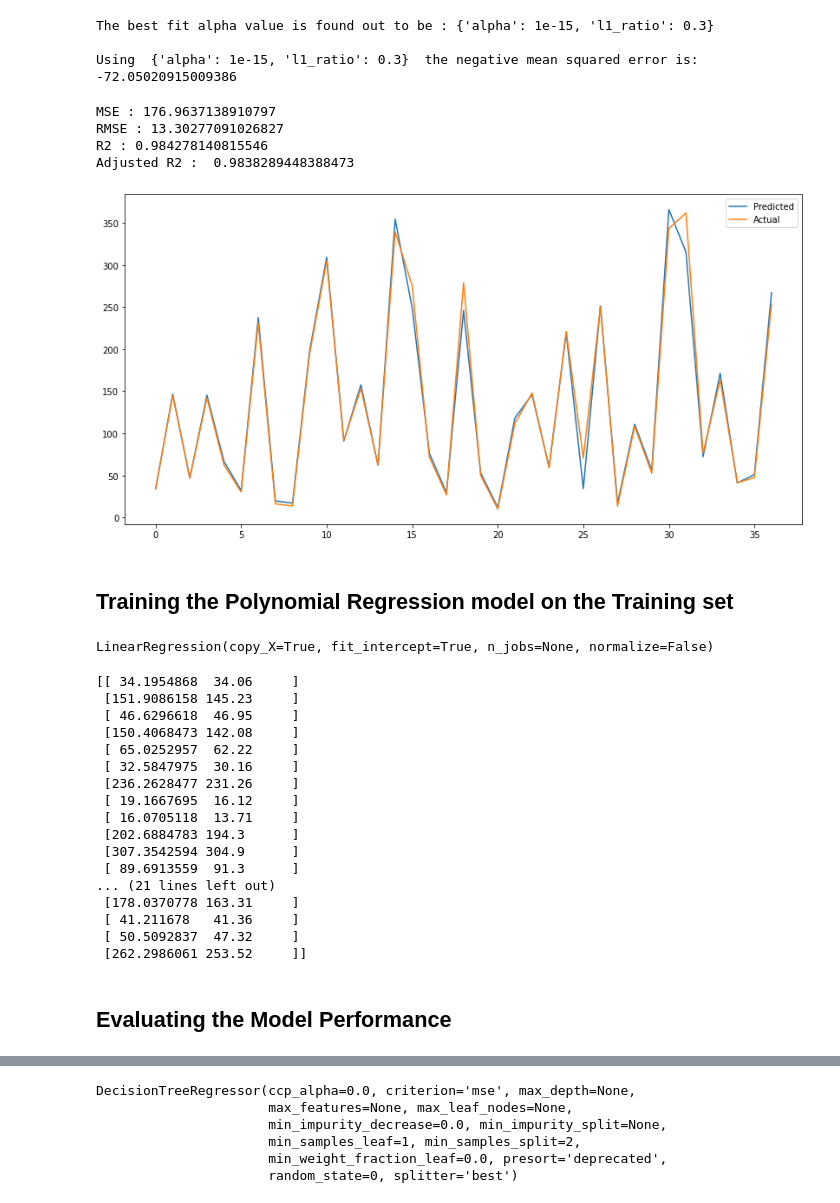
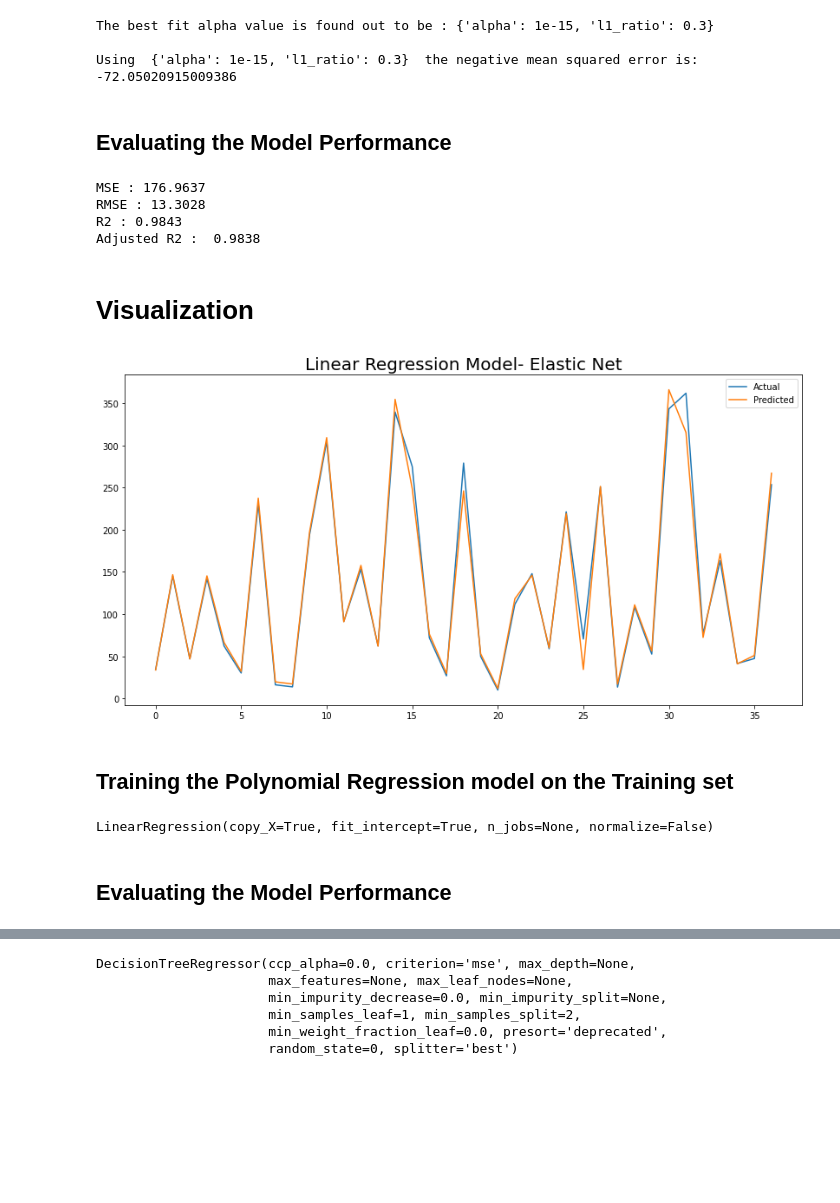
Before and after one commit to smkmohsin/Yes-Bank-Stock-Closing-Price-Prediction, a Jupyter notebook: Yes_Bank_Stock_Closing_Price_Prediction_Sheikh_Mohsin_Kader_.ipynb, the cells around one changed output, grey strips where cells are left out. Saved outputs shown, nothing was run; the diff lists cells and outputs as text; code cells hidden in the pictures; blank space fills up the shorter version.

```diff
--- a/Yes_Bank_Stock_Closing_Price_Prediction_Sheikh_Mohsin_Kader_.ipynb
+++ b/Yes_Bank_Stock_Closing_Price_Prediction_Sheikh_Mohsin_Kader_.ipynb
@@ -438,6 +399,0 @@ plt.show()
-# %%
-from sklearn.linear_model import Ridge
-ridge = Ridge()
-parameters = {'alpha': [1e-15,1e-10,1e-8,1e-5,1e-4,1e-3,1e-2,1,5,10,20,30,40,45,50,55,60,100]}
-ridge_regressor = GridSearchCV(ridge, parameters, scoring='neg_mean_squared_error', cv=3)
-ridge_regressor.fit(X_train,y_train)
@@ -535,32 +460,38 @@ The best fit alpha value is found out to be : {'alpha': 1e-15, 'l1_ratio': 0.3}
 
 Using  {'alpha': 1e-15, 'l1_ratio': 0.3}  the negative mean squared error is:  -72.05020915009386
 # %%
-y_pred_elastic = elastic_regressor.predict(X_test)
+y_pred_en = elastic_regressor.predict(X_test)
+# %% [markdown]
+## <b>Evaluating the Model Performance
 # %%
-MSE  = mean_squared_error((y_test), (y_pred_elastic))
-print("MSE :" , MSE)
+MSE  = mean_squared_error(y_test, y_pred_en)
+print("MSE :" , round(MSE,4))
 
 RMSE = np.sqrt(MSE)
-print("RMSE :" ,RMSE)
+print("RMSE :" ,round(RMSE,4))
 
-r2 = r2_score((y_test), (y_pred_elastic))
-print("R2 :" ,r2)
-print("Adjusted R2 : ",1-(1-r2_score((y_test), (y_pred_elastic)))*((X_test.shape[0]-1)/(X_test.shape[0]-X_test.shape[1]-1)))
+r2 = r2_score((y_test), (y_pred_en))
+print("R2 :" ,round(r2,4))
+print("Adjusted R2 : ",round(1-(1-r2_score(y_test, y_pred_en))*((X_test.shape[0]-1)/(X_test.shape[0]-X_test.shape[1]-1)),4))
 # %% [output]
-MSE : 176.9637138910797
-RMSE : 13.30277091026827
-R2 : 0.984278140815546
-Adjusted R2 :  0.9838289448388473
+MSE : 176.9637
+RMSE : 13.3028
+R2 : 0.9843
+Adjusted R2 :  0.9838
+# %% [markdown]
+# <b> Visualization
 # %%
 plt.figure(figsize=(14,7))
-plt.plot((y_pred_elastic))
 plt.plot((np.array(y_test)))
-plt.legend(["Predicted","Actual"])
+plt.plot((y_pred_en))
+
+plt.title('Linear Regression Model- Elastic Net', fontsize= 20)
+plt.legend(["Actual","Predicted"])
 plt.show()
 # %% [output]
-[figure, old version]
+[figure, new version]
 # %% [markdown]
-## Training the Polynomial Regression model on the Training set
+## <b>Training the Polynomial Regression model on the Training set
 # %%
 from sklearn.preprocessing import PolynomialFeatures
 from sklearn.linear_model import LinearRegression
@@ -570,25 +501,3 @@ regressor = LinearRegression()
 regressor.fit(X_poly, y_train)
 # %% [output]
 LinearRegression(copy_X=True, fit_intercept=True, n_jobs=None, normalize=False)
-# %%
-y_pred = regressor.predict(poly_reg.transform(X_test))
-np.set_printoptions(precision=7)
-print(np.concatenate((y_pred.reshape(len(y_pred),1), y_test.reshape(len(y_test),1)),1))
-# %% [output]
-[[ 34.1954868  34.06     ]
- [151.9086158 145.23     ]
- [ 46.6296618  46.95     ]
- [150.4068473 142.08     ]
- [ 65.0252957  62.22     ]
- [ 32.5847975  30.16     ]
- [236.2628477 231.26     ]
- [ 19.1667695  16.12     ]
- [ 16.0705118  13.71     ]
- [202.6884783 194.3      ]
- [307.3542594 304.9      ]
- [ 89.6913559  91.3      ]
-... (21 lines left out)
- [178.0370778 163.31     ]
- [ 41.211678   41.36     ]
- [ 50.5092837  47.32     ]
- [262.2986061 253.52     ]]
@@ -595,2 +506,2 @@ print(np.concatenate((y_pred.reshape(len(y_pred),1), y_test.reshape(len(y_test),
 # %% [markdown]
-## Evaluating the Model Performance
+## <b>Evaluating the Model Performance
```
Also changed, not shown: parts of 89 cells of this notebook.
